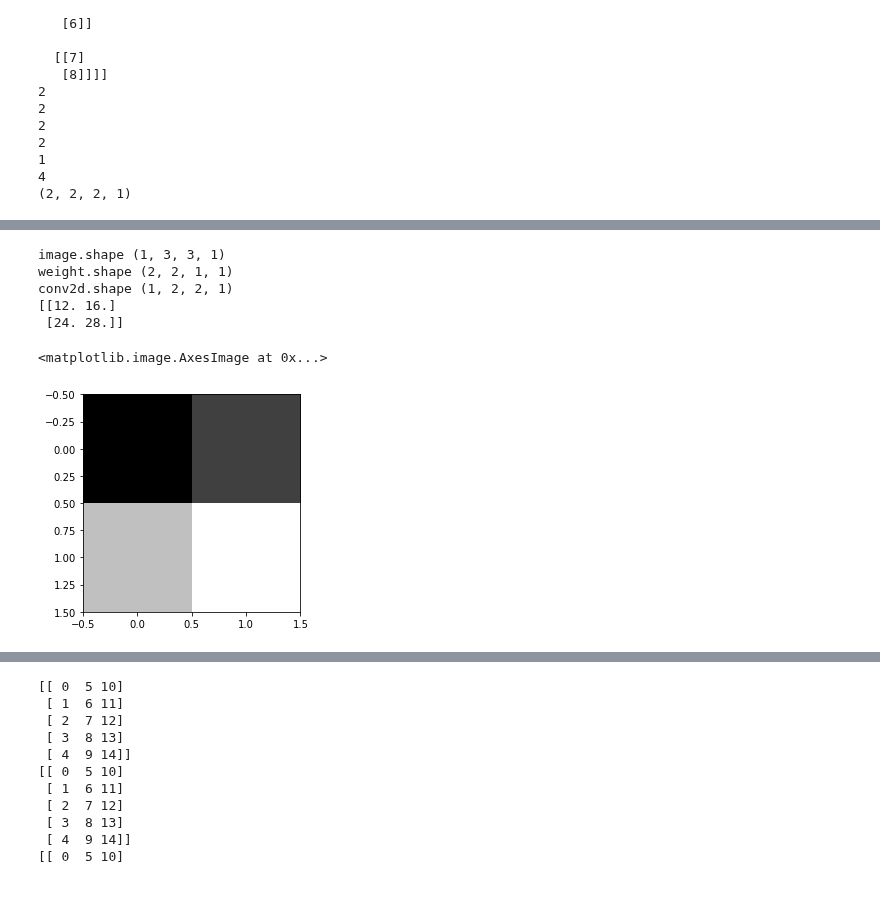
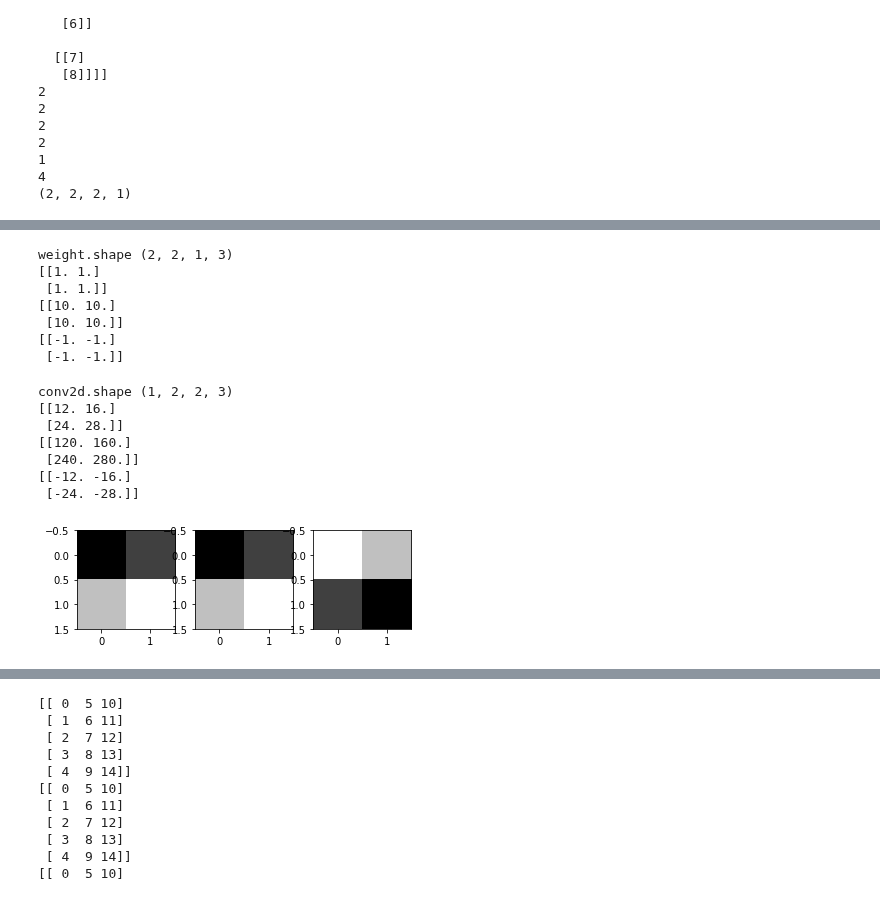
Before and after one commit to imguru-mooc/HVAC_EDU, a Jupyter notebook: 인공지능/source/Chapter_5/1.convnet.ipynb, the cells around one changed output, grey strips where cells are left out. Saved outputs shown, nothing was run; the diff lists cells and outputs as text; code cells hidden in the pictures.

```diff
--- a/인공지능/source/Chapter_5/1.convnet.ipynb
+++ b/인공지능/source/Chapter_5/1.convnet.ipynb
@@ -220,19 +248,35 @@ conv2d.shape (1, 3, 3, 1)
 <matplotlib.image.AxesImage at 0x...>
 [figure]
+# %%
+weight = np.array([[[[1.,10.,-1.]],[[1.,10.,-1.]]],[[[1.,10.,-1.]],[[1.,10.,-1.]]]])
+print("weight.shape", weight.shape)
+# print(weight)
+temp = np.transpose(weight, (3,0,1,2))
+for data in temp:
+    print(data.reshape(2,2))
+# %% [output]
+weight.shape (2, 2, 1, 3)
+[[1. 1.]
+ [1. 1.]]
+[[10. 10.]
+ [10. 10.]]
+[[-1. -1.]
+ [-1. -1.]]
 # %%
-print("image.shape", image.shape)
-weight = np.array([[[[1.]],[[1.]]],[[[1.]],[[1.]]]])
-print("weight.shape", weight.shape)
 weight_init = tf.constant_initializer(weight)
-conv2d = tf.keras.layers.Conv2D(filters=1, kernel_size=2, padding='valid', kernel_initializer=weight_init)(image)
+conv2d = tf.keras.layers.Conv2D(filters=3, kernel_size=2, padding='valid', kernel_initializer=weight_init)(image)
 print("conv2d.shape", conv2d.shape)
-print(conv2d.numpy().reshape(2,2))
-plt.imshow(conv2d.numpy().reshape(2,2), cmap='gray')
+feature_maps = np.swapaxes(conv2d, 0, 3)
+for i, feature_map in enumerate(feature_maps):
+    print(feature_map.reshape(2,2))
+    plt.subplot(1,3,i+1), plt.imshow(feature_map.reshape(2,2), cmap='gray')
+plt.show()
 # %% [output]
-image.shape (1, 3, 3, 1)
-weight.shape (2, 2, 1, 1)
-conv2d.shape (1, 2, 2, 1)
+conv2d.shape (1, 2, 2, 3)
 [[12. 16.]
  [24. 28.]]
+[[120. 160.]
+ [240. 280.]]
+[[-12. -16.]
+ [-24. -28.]]
-<matplotlib.image.AxesImage at 0x...>
-[figure, old version]
+[figure, new version]
```
Also changed, not shown: parts of 17 cells of this notebook.
